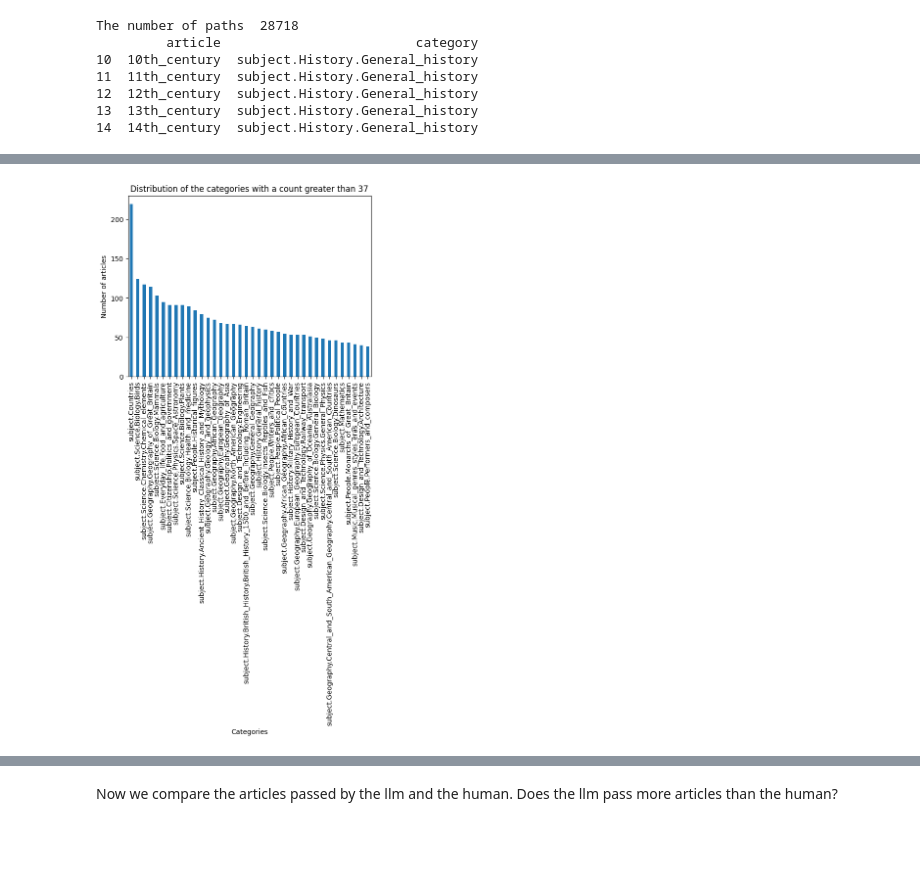
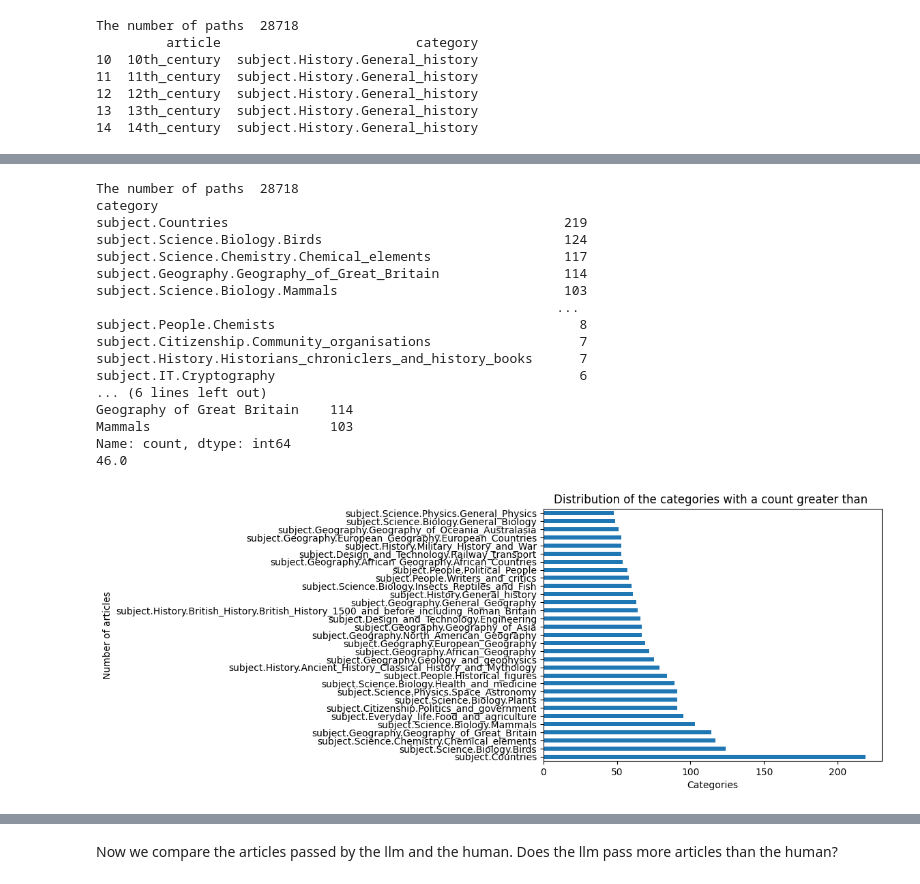
Before and after one commit to epfl-ada/ada-2024-project-adaspeedia, a Jupyter notebook: questions.ipynb, the cells around one changed output, grey strips where cells are left out. Drawn from its saved outputs; the diff is of its cells as text; code cells hidden in the pictures; blank space fills up the shorter version.

```diff
--- a/questions.ipynb
+++ b/questions.ipynb
@@ -336,7 +324,7 @@ articles = [[article for article in article if article not in ["LOOP_DETECTED",
 articles = [item for sublist in articles for item in sublist]
 
 # get the cartegoies of the articles
-categories = pd.read_csv(DATA_FOLDER + 'categories.tsv', sep='\t', skiprows=12, names=['article', 'category'])
+categories = pd.read_csv('data/wikispeedia_paths-and-graph/categories.tsv', sep='\t', skiprows=12, names=['article', 'category'])
 categories = categories.map(urllib.parse.unquote)
 
 # get the unique articles
@@ -363,9 +363,54 @@ np.float64(37.0)
+# %%
+# get the articles that human goes to
+# load the data/paths_finished_unique.tsv
+paths_finished = pd.read_csv('data/paths_finished_unique.tsv', sep='\t')
+
+# print the number of paths
+print("The number of paths ",len(paths_finished))
+# get the articles that human goes to
+articles_human = paths_finished['path'].apply(lambda x: x.split(';')).tolist()
+
+# ignore the "<" articles in the path
+articles_human = [[item for item in sublist if item[0] != '<'] for sublist in articles_human]
+
+articles_human = [item for sublist in articles_human for item in sublist]
+
+# get the unique articles
+unique_articles_human = list(set(articles_human))
+
+# get the categories of the unique articles
+unique_categories_human = categories[categories['article'].isin(unique_articles_human)]
+
+# using the value counts, get the 0.75 quantile of the categories
+categories_count_human = unique_categories_human['category'].value_counts()
+print(categories_count_human)
+print(categories_count)
+nbr = categories_count_human.quantile(0.75)
+print(nbr)
+# %% [output]
+The number of paths  28718
+category
+subject.Countries                                           219
+subject.Science.Biology.Birds                               124
+subject.Science.Chemistry.Chemical_elements                 117
+subject.Geography.Geography_of_Great_Britain                114
+subject.Science.Biology.Mammals                             103
+                                                           ...
+subject.People.Chemists                                       8
+subject.Citizenship.Community_organisations                   7
+subject.History.Historians_chroniclers_and_history_books      7
+subject.IT.Cryptography                                       6
+... (6 lines left out)
+Geography of Great Britain    114
+Mammals                       103
+Name: count, dtype: int64
+46.0
 # %%
-# plot the distribution of the categories with a count greater than 37
-categories_count[categories_count > 37].plot(kind='bar')
-plt.title('Distribution of the categories with a count greater than 37')
+# plot the distribution of the categories with a count greater than nbr
+categories_count_human[categories_count_human > nbr].plot(kind='barh')
+plt.title('Distribution of the categories with a count greater than ')
 plt.xlabel('Categories')
 plt.ylabel('Number of articles')
 plt.show()
 # %% [output]
-[figure, old version]
+[figure, new version]
```
Also changed, not shown: parts of 6 cells of this notebook, 1 other file.
